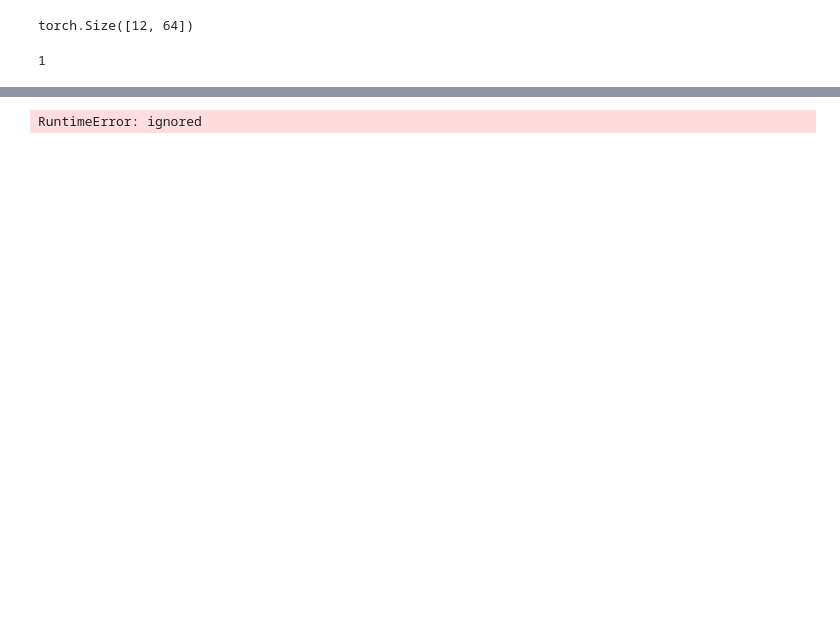
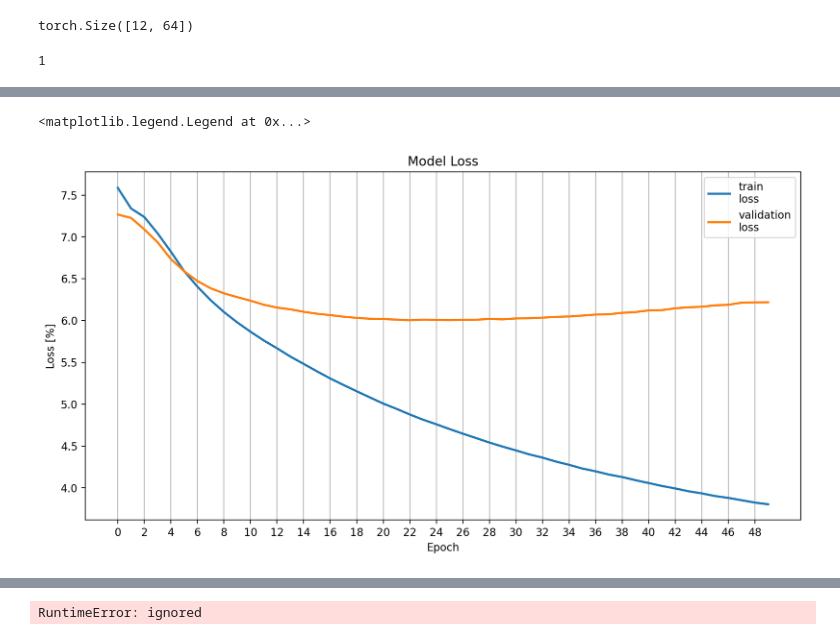
Before and after one commit to RoyElkabetz/Sentiment-Classification-of-Machine-Summarized-Text, a Jupyter notebook: Text_Summarization.ipynb, the cells around one changed output, grey strips where cells are left out. Cells and saved outputs as stored; diff of their text form; code cells hidden in the pictures; blank space fills up the shorter version.

Commit message:
trained

```diff
--- a/Text_Summarization.ipynb
+++ b/Text_Summarization.ipynb
@@ -334,18 +334,19 @@ print([SUMMARY.vocab.stoi[t] for t in vars(train_data.examples[0])['summary']])
 # %%
 BATCH_SIZE = 64
 
-# train_iterator, valid_iterator, test_iterator = BucketIterator.splits(
+train_iterator, valid_iterator, test_iterator = BucketIterator.splits(
+    (train_data, val_data, test_data),
+    batch_size = BATCH_SIZE,
+    device = device,
+    shuffle=False,
+    sort=False
+    )
+# train_iterator, valid_iterator, test_iterator = Iterator.splits(
 #     (train_data, val_data, test_data),
 #     batch_size = BATCH_SIZE,
 #     device = device,
 #     shuffle=False
 #     )
-train_iterator, valid_iterator, test_iterator = Iterator.splits(
-    (train_data, val_data, test_data),
-    batch_size = BATCH_SIZE,
-    device = device,
-    shuffle=False
-    )
 # %%
 for i, batch in enumerate(train_iterator):
     trg = batch.summary
@@ -609,7 +610,7 @@ class Seq2Seq_trainer(object):
                 state = {
                     'model': self.model.state_dict(),
                     'epoch': epoch,
-                    'logger': logger
+                    'logger': self.logger
                 }
                 torch.save(state, f'{CHECKPOINT_DIR}/{MODEL_NAME}_{epoch}.pth')
                 print('-' * 89)
@@ -632,2 +632,0 @@ The model has 3,877,160 trainable parameters
-# %%
-trainer.fit(5)
@@ -635,0 +633,3 @@ TypeError: ignored
+# %%
+epochs = 50
+trainer.fit(epochs)
@@ -636,17 +654,20 @@ TypeError: ignored
 # %%
-fig, ax = plt.subplots(1, 1, figsize=(15,8), dpi=200)
+fig, ax = plt.subplots(1, 1, figsize=(12,6), dpi=200)
 fig.patch.set_facecolor('white')
 
 # plot accuracy
-p1 = ax.plot(trainer.logger['epochs'], trainer.logger['train_loss'], linewidth=2, label='train\nloss')
-p2 = ax.plot(trainer.logger['epochs'], trainer.logger['val_loss'], linewidth=2, label='validation\nloss')
-ax.set_xticks(range(0, logger['epochs'][-1] + 1, 2))
-ax.set_xticklabels(range(0, logger['epochs'][-1] + 1, 2))
+p1 = ax.plot(trainer.logger['epochs'], trainer.logger['training_loss'], linewidth=2, label='train\nloss')
+p2 = ax.plot(trainer.logger['epochs'], trainer.logger['validation_loss'], linewidth=2, label='validation\nloss')
+ax.set_xticks(range(0, trainer.logger['epochs'][-1] + 1, 2))
+ax.set_xticklabels(range(0, trainer.logger['epochs'][-1] + 1, 2))
 ax.set_xlabel('Epoch')
 ax.set_ylabel('Loss [%]')
 ax.set_title('Model Loss')
 ax.xaxis.grid()
 ax.legend()
+# %% [output]
+<matplotlib.legend.Legend at 0x...>
+[figure, added]
 # %%
 # evaluate on test data
 test_loss = trainer.evaluate(test_iterator)
```
Also changed, not shown: parts of 9 cells of this notebook.
